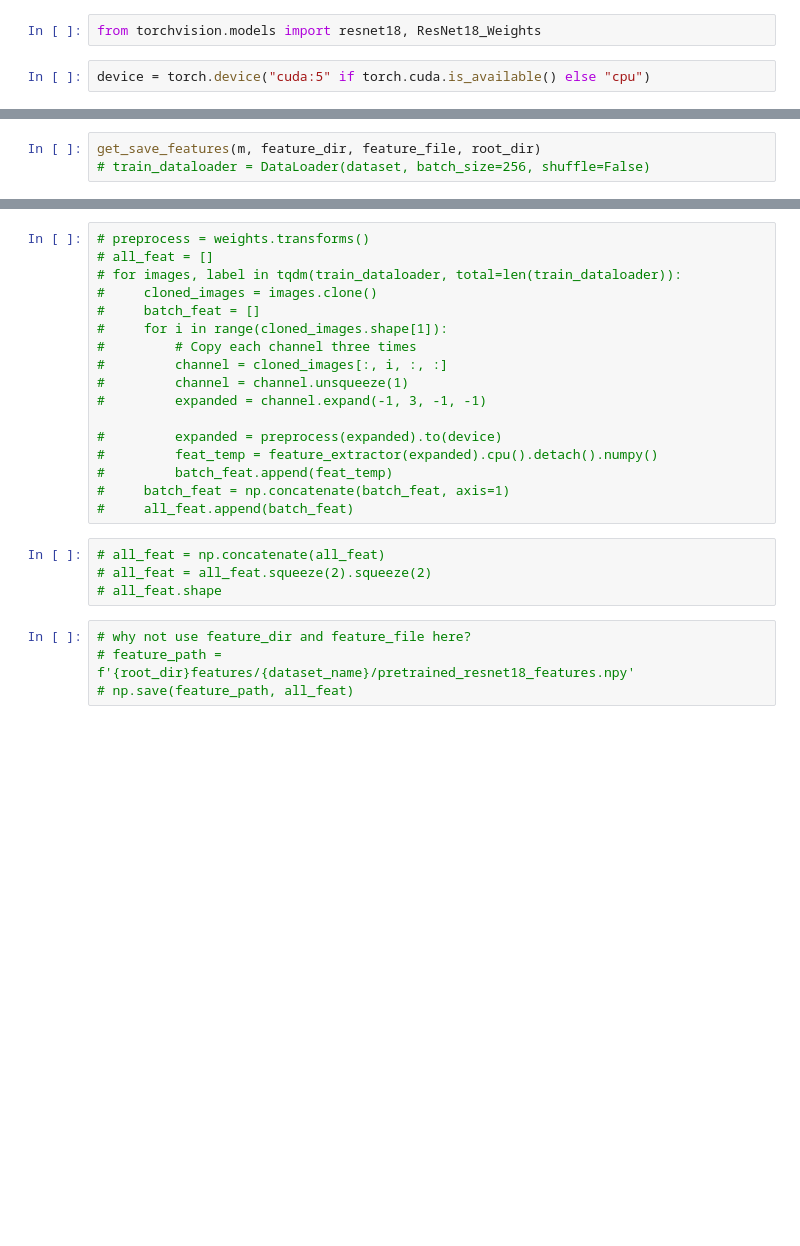
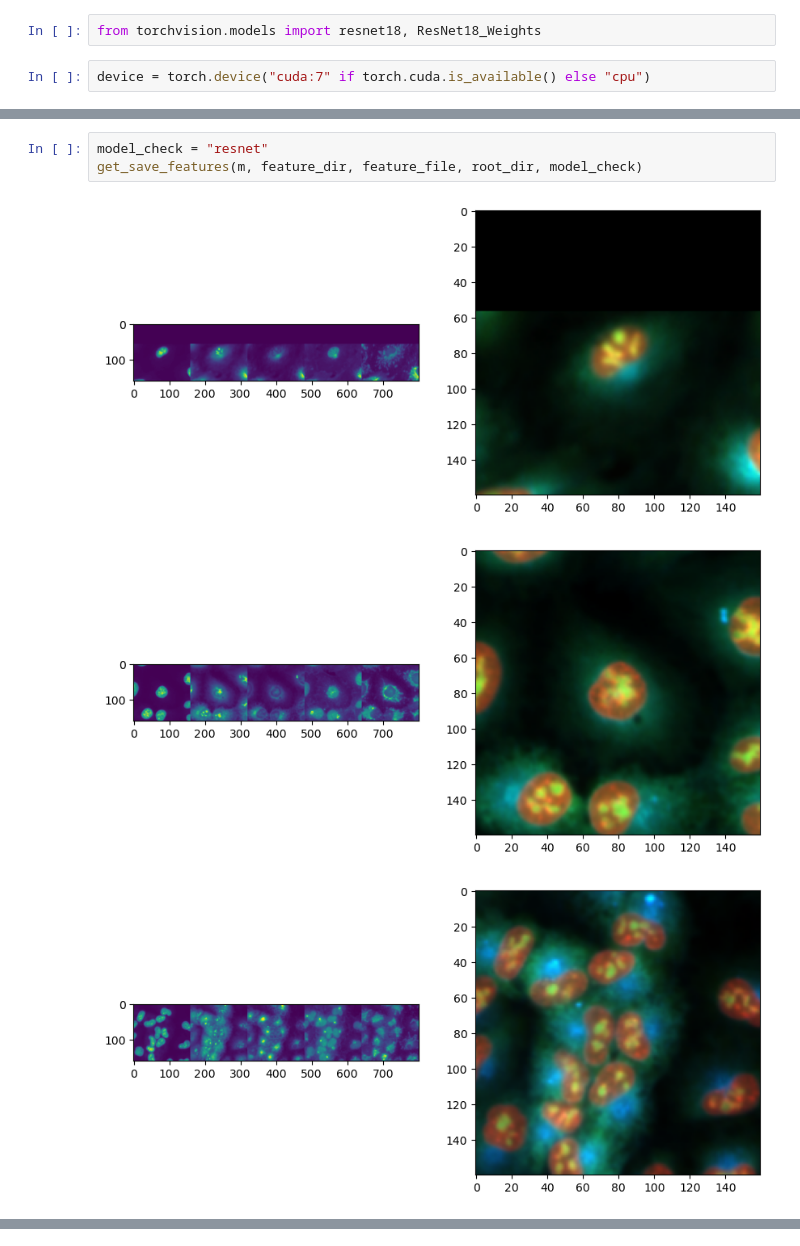
Before and after one commit to broadinstitute/MorphEm, a Jupyter notebook: notebooks/Feature_Extraction.ipynb, the cells around one changed output, grey strips where cells are left out. Cells and saved outputs as stored; diff of their text form; blank space fills up the shorter version.

```diff
--- a/notebooks/Feature_Extraction.ipynb
+++ b/notebooks/Feature_Extraction.ipynb
@@ -138,5 +149,5 @@ get_save_features(model, feature_dir, feature_file, root_dir)
 # %%
 from torchvision.models import resnet18, ResNet18_Weights
 # %%
-device = torch.device("cuda:5" if torch.cuda.is_available() else "cpu")
+device = torch.device("cuda:7" if torch.cuda.is_available() else "cpu")
 # %%
@@ -150,3 +161,7 @@ feature_extractor = torch.nn.Sequential(*list(m.children())[:-1]).to(device)
 # %%
-get_save_features(m, feature_dir, feature_file, root_dir)
-# train_dataloader = DataLoader(dataset, batch_size=256, shuffle=False)
+model_check = "resnet"
+get_save_features(m, feature_dir, feature_file, root_dir, model_check)
+# %% [output]
+[figure, added]
+[figure, added]
+[figure, added]
@@ -153,25 +173,0 @@ get_save_features(m, feature_dir, feature_file, root_dir)
-# %%
-# preprocess = weights.transforms()
-# all_feat = []
-# for images, label in tqdm(train_dataloader, total=len(train_dataloader)):
-#     cloned_images = images.clone()
-#     batch_feat = []
-#     for i in range(cloned_images.shape[1]):
-#         # Copy each channel three times
-#         channel = cloned_images[:, i, :, :]
-#         channel = channel.unsqueeze(1)
-#         expanded = channel.expand(-1, 3, -1, -1)
-
-#         expanded = preprocess(expanded).to(device)
-#         feat_temp = feature_extractor(expanded).cpu().detach().numpy()
-#         batch_feat.append(feat_temp)
-#     batch_feat = np.concatenate(batch_feat, axis=1)
-#     all_feat.append(batch_feat)
-# %%
-# all_feat = np.concatenate(all_feat)
-# all_feat = all_feat.squeeze(2).squeeze(2)
-# all_feat.shape
-# %%
-# why not use feature_dir and feature_file here?
-# feature_path = f'{root_dir}features/{dataset_name}/pretrained_resnet18_features.npy'
-# np.save(feature_path, all_feat)
```
Also changed, not shown: parts of 21 cells of this notebook, 1 other file.
